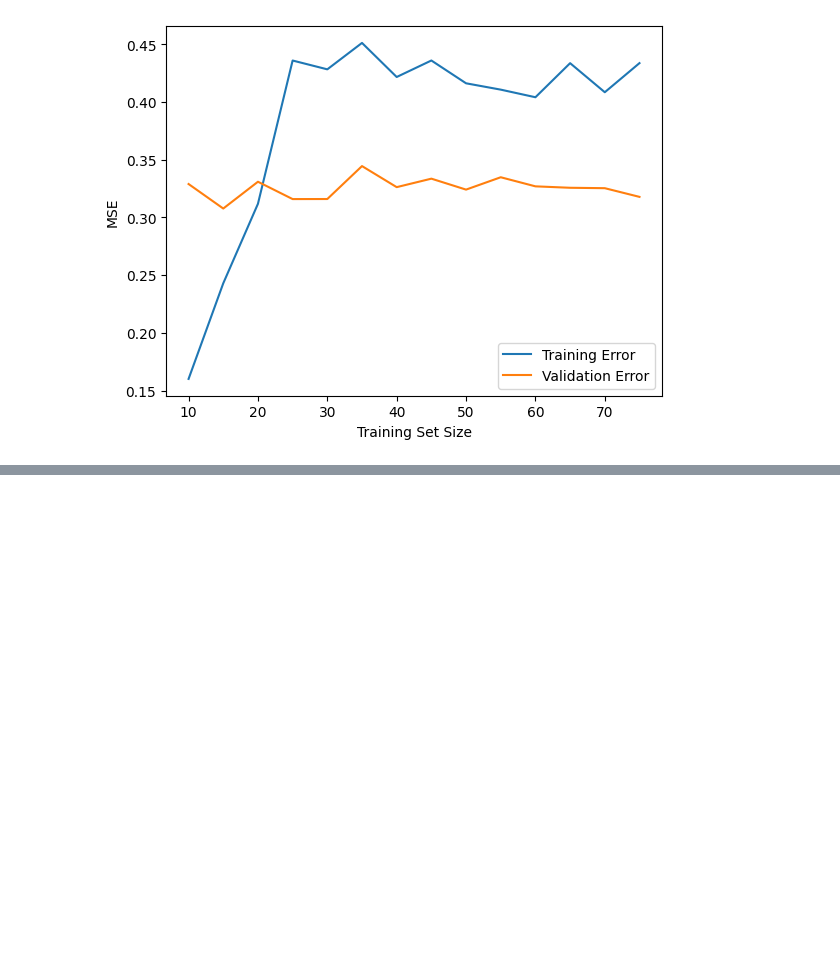
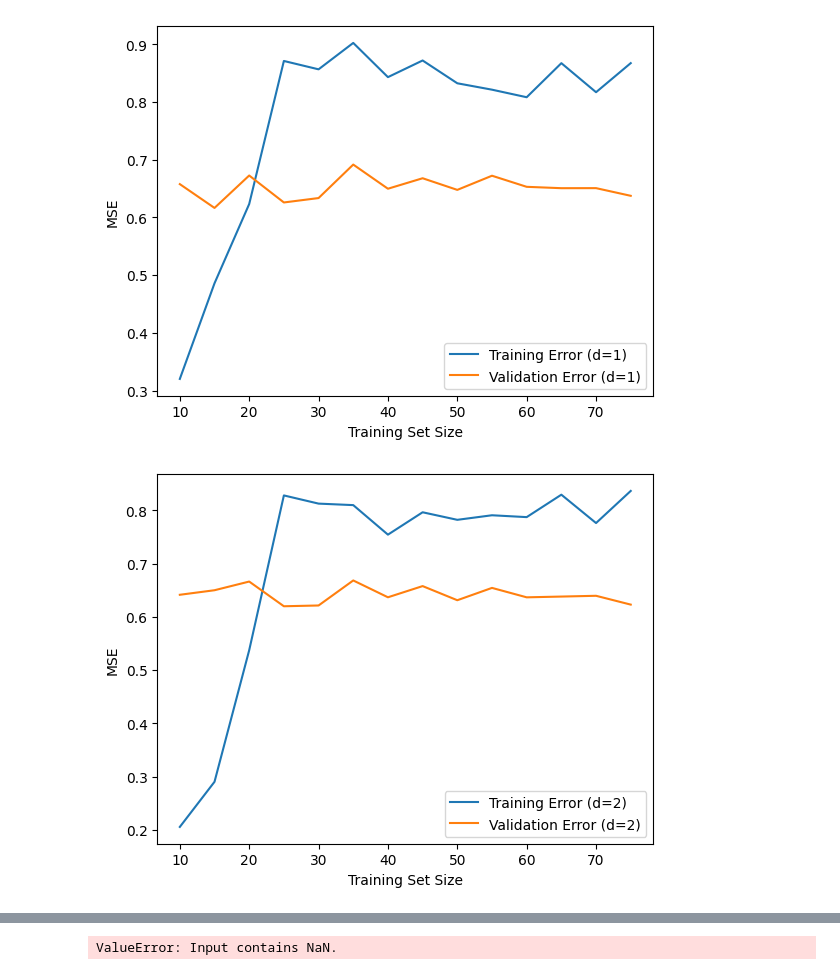
Before and after one commit to thebbyo/MachineLearningLab, a Jupyter notebook: linearRegression.ipynb, the cells around one changed output, grey strips where cells are left out. Saved outputs shown, nothing was run; the diff lists cells and outputs as text; code cells hidden in the pictures; blank space fills up the shorter version.

Commit message:
poly

```diff
--- a/linearRegression.ipynb
+++ b/linearRegression.ipynb
@@ -121,7 +108,7 @@ Validation MSE: 0.3268
 # %%
 train_errors, val_errors = [], []
 m_range = range(10, len(X_train), 5)
-print(m
+print(m_range)
 for m in m_range:
     theta, _ = gradient_descent(X_train_b[:m], y_train[:m], theta_initial, alpha, 100)
     train_errors.append(compute_mse(X_train_b[:m], y_train[:m], theta))
@@ -133,5 +120,13 @@ plt.xlabel("Training Set Size")
 plt.ylabel("MSE")
 plt.legend()
 plt.show()
-# %% [output]
-[figure, removed]
+# %%
+from sklearn.preprocessing import PolynomialFeatures
+
+def create_poly_features(X, degree):
+    poly = PolynomialFeatures(degree=degree, include_bias=True)
+    X_poly = poly.fit_transform(X.reshape(-1, 1))
+    return X_poly
+
+# Example: Create 2nd-degree polynomial features
+X_poly = create_poly_features(X, degree=2)
@@ -137,0 +165,25 @@ plt.show()
+# %%
+degrees = [1, 2, 3, 4, 5]  # Test these polynomial degrees
+best_degree = None
+best_val_error = float('inf')
+
+for degree in degrees:
+    plot_learning_curve(X, y, degree)  # Visualize learning curves
+
+    # Compute final validation error for this degree
+    X_poly = create_poly_features(X, degree)
+    X_train_poly, X_val_poly, y_train, y_val = train_test_split(X_poly, y, test_size=0.2, random_state=42)
+    theta = np.random.randn(X_train_poly.shape[1], 1)
+    theta, _ = gradient_descent(X_train_poly, y_train, theta, alpha=0.1, iterations=1000)
+    val_pred = X_val_poly.dot(theta)
+    val_error = mean_squared_error(y_val, val_pred)
+
+    # Update best degree
+    if val_error < best_val_error:
+        best_val_error = val_error
+        best_degree = degree
+
+print(f"Best degree: {best_degree}, Validation MSE: {best_val_error:.4f}")
+# %% [output]
+[figure, added]
+[figure, added]
@@ -137,0 +191 @@ plt.show()
+ValueError: Input contains NaN.
```
Also changed, not shown: parts of 8 cells of this notebook.
